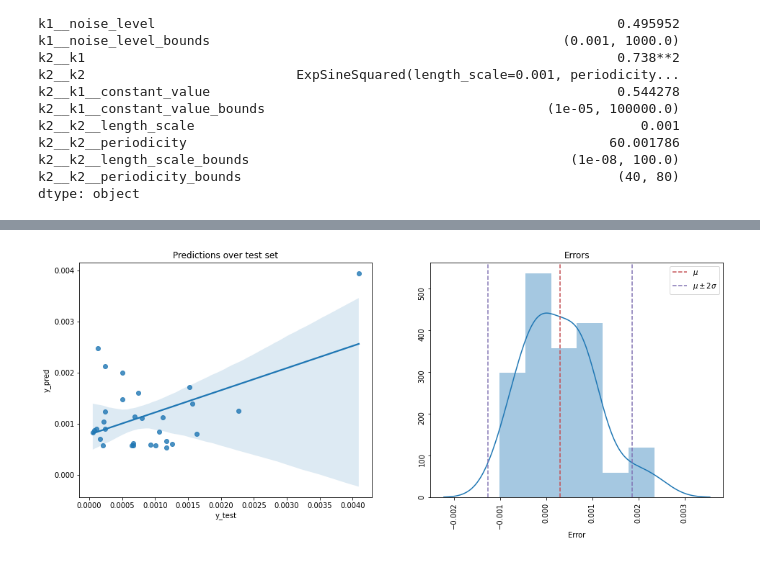
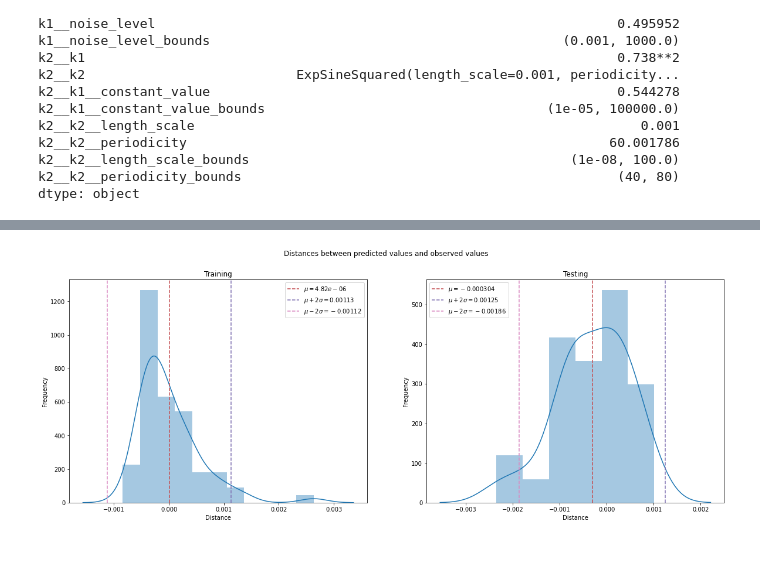
Before and after one commit to gittmp/GPR-for-financial-series, a Jupyter notebook: gaussian_process.ipynb, the cells around one changed output, grey strips where cells are left out. Drawn from its saved outputs; the diff is of its cells as text; code cells hidden in the pictures.

```diff
--- a/gaussian_process.ipynb
+++ b/gaussian_process.ipynb
@@ -479,24 +604,31 @@ MSE relative increase = 2.210401330134813
 # %%
 # error plots
-err_test_mean = np.mean(err_test.flatten())
-err_test_std = np.std(err_test.flatten())
+err_train_mean, err_test_mean = np.mean(dist_train), np.mean(dist_test)
+err_train_std, err_test_std = np.std(dist_train), np.std(dist_test)
 
-fig, ax = plt.subplots(1, 2, figsize=(16, 6))
+ub_train = err_train_mean + 2 * err_train_std
+lb_train = err_train_mean - 2 * err_train_std
+ub_test = err_test_mean + 2 * err_test_std
+lb_test = err_test_mean - 2 * err_test_std
 
-sns.regplot(x=y_test.flatten(), y=y_pred_test.flatten(), ax=ax[0])
-ax[0].set(title='Predictions over test set', xlabel='y_test', ylabel='y_pred')
+fig, ax = plt.subplots(1, 2, figsize=(20, 7))
 
-sns.distplot(a=err_test.flatten(), ax=ax[1])
+sns.distplot(a=dist_train, ax=ax[0])
+ax[0].axvline(x=err_train_mean, color=sns.color_palette(palette='deep')[3], linestyle='--', label=f'$\mu = {err_train_mean:.3}$')
+ax[0].axvline(x=ub_train, color=sns.color_palette(palette='deep')[4], linestyle='--', label=f'$\mu + 2\sigma = {ub_train:.3}$')
+ax[0].axvline(x=lb_train, color=sns.color_palette(palette='deep')[6], linestyle='--', label=f'$\mu - 2\sigma = {lb_train:.3}$')
+ax[0].set(title='Training', xlabel='Distance', ylabel='Frequency')
+ax[0].legend()
 
-ax[1].axvline(x=err_test_mean, color=sns.color_palette(palette='deep')[3], linestyle='--', label=f'$\mu$')
-ax[1].axvline(x=(err_test_mean + 2 * err_test_std), color=sns.color_palette(palette='deep')[4], linestyle='--', label=f'$\mu \pm 2\sigma$')
-ax[1].axvline(x=(err_test_mean - 2 * err_test_std), color=sns.color_palette(palette='deep')[4], linestyle='--')
-
-ax[1].set(title='Errors', xlabel='Error', ylabel='')
-ax[1].tick_params(labelrotation=90)
+sns.distplot(a=dist_test, ax=ax[1])
+ax[1].axvline(x=err_test_mean, color=sns.color_palette(palette='deep')[3], linestyle='--', label=f'$\mu = {err_test_mean:.3}$')
+ax[1].axvline(x=ub_test, color=sns.color_palette(palette='deep')[4], linestyle='--', label=f'$\mu + 2\sigma = {ub_test:.3}$')
+ax[1].axvline(x=lb_test, color=sns.color_palette(palette='deep')[6], linestyle='--', label=f'$\mu - 2\sigma = {lb_test:.3}$')
+ax[1].set(title='Testing', xlabel='Distance', ylabel='Frequency')
 ax[1].legend()
 
-plt.savefig(path + 'gp-prediction-errors.png')
+plt.suptitle('Distances between predicted values and observed values')
+plt.savefig(path + 'gp-error-distribution.png')
 plt.show()
 # %% [output]
-[figure, old version]
+[figure, new version]
```
Also changed, not shown: parts of 8 cells of this notebook.
